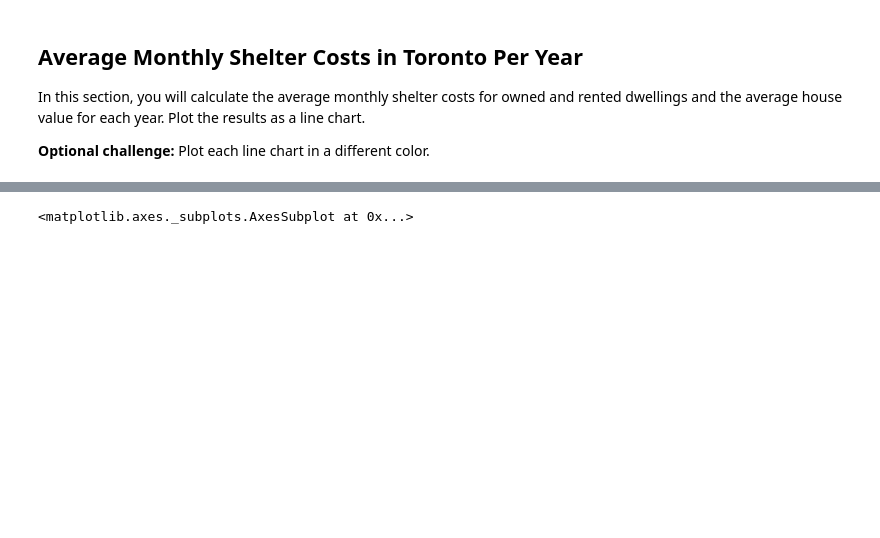
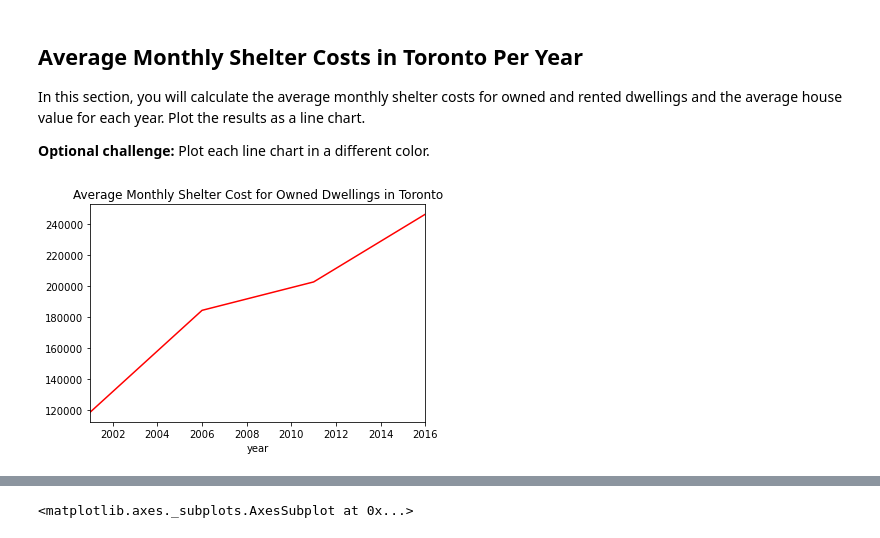
Before and after one commit to JessicaDeCunha/PyViz, a Jupyter notebook: Notebooks/rental_analysis.ipynb, the cells around one changed output, grey strips where cells are left out. Cells and saved outputs as stored; diff of their text form; code cells hidden in the pictures; blank space fills up the shorter version.

```diff
--- a/Notebooks/rental_analysis.ipynb
+++ b/Notebooks/rental_analysis.ipynb
@@ -107,9 +134,14 @@ housing_units = to_data.groupby(['year']).sum()
 housing_units.head()
 shelter_cost_owned = housing_units.iloc[:,-2]
 shelter_cost_rented = housing_units.iloc[:,-1]
-# %%
-# Helper create_line_chart function
-def create_line_chart(data, title, xlabel, ylabel, color):
-    """
-    Create a line chart based in the data argument.
-    """
+# %%
+
+def create_line_chart(title, data, xlabel, ylabel, color):
+    fig = plt.figure()
+    data.plot.line(title = title,
+                             color = color)
+    plt.show()
+# %%
+create_line_chart('Average Monthly Shelter Cost for Owned Dwellings in Toronto', shelter_cost_owned, '', '', color = 'red')
+# %% [output]
+[figure, added]
```
Also changed, not shown: parts of 11 cells of this notebook, 4 other files.
